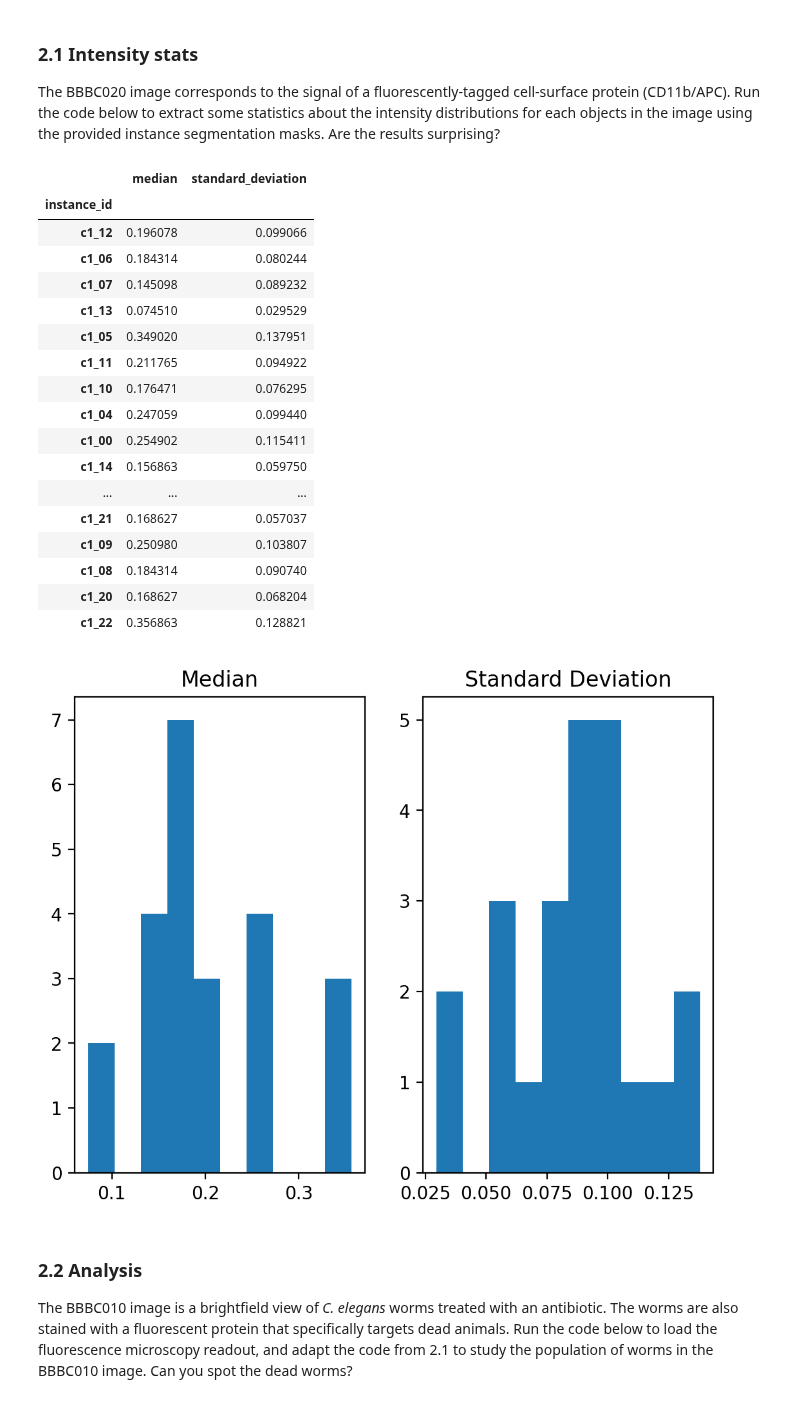
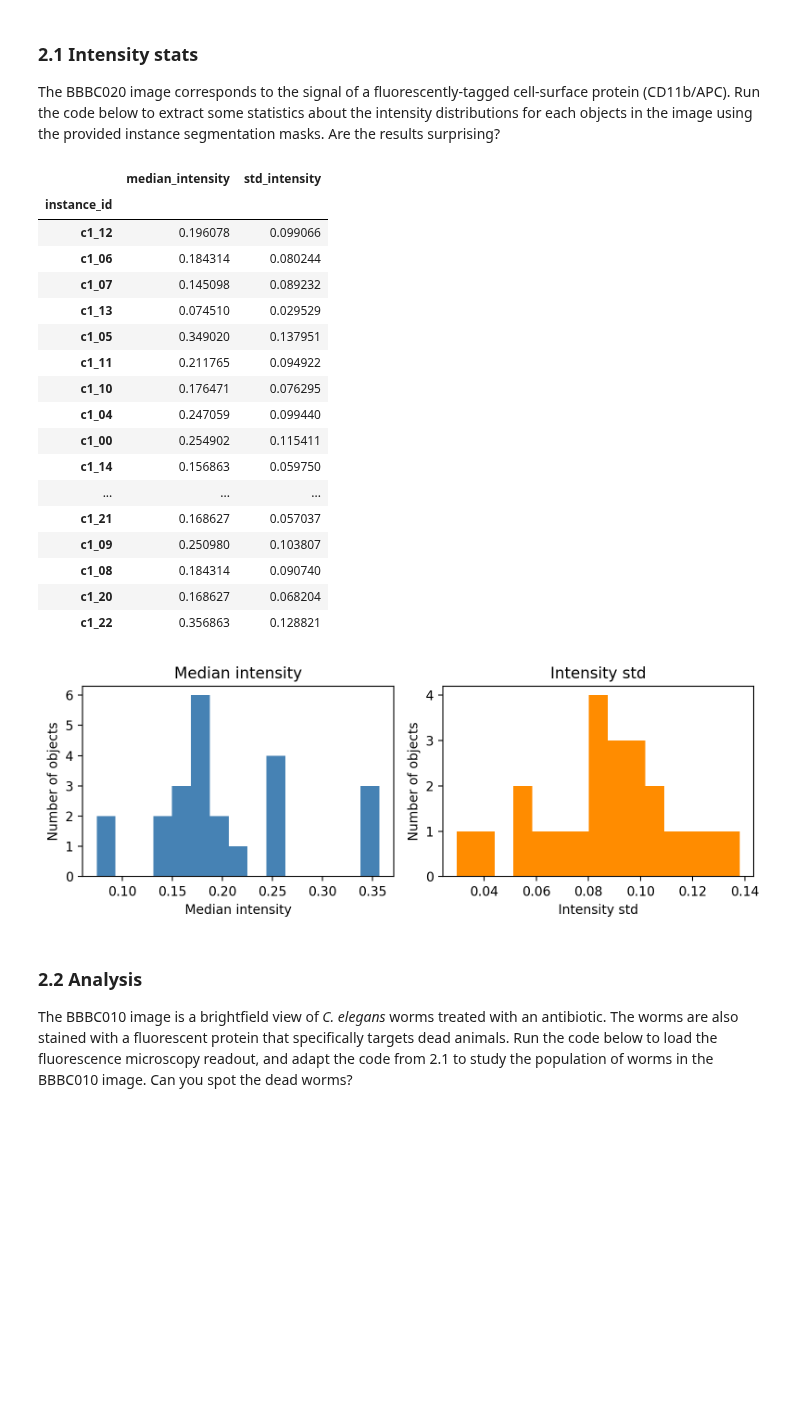
Before and after one commit to uhlmanngroup/imagequantification101, a Jupyter notebook: solutions/[Solution] 3 - Quantification.ipynb, the cells around one changed output. Saved outputs shown, nothing was run; the diff lists cells and outputs as text; code cells hidden in the pictures; blank space fills up the shorter version.

Commit message:
Improving plots and adding some hints on 3 - Quantification

```diff
--- a/solutions/[Solution] 3 - Quantification.ipynb
+++ b/solutions/[Solution] 3 - Quantification.ipynb
@@ -69,24 +70,26 @@ The most direct measurements one can make are those based on pixel values. When
 The BBBC020 image corresponds to the signal of a fluorescently-tagged cell-surface protein (CD11b/APC). Run the code below to extract some statistics about the intensity distributions for each objects in the image using the provided instance segmentation masks. Are the results surprising?
 # %%
 # Extract intensity features
-bbbc020_intensity_feats = { 'instance_id': [],
-                            'median': [],
-                            'standard_deviation': [] }
+bbbc020_intensity_feats = {
+    'instance_id': [],
+    'median_intensity': [],
+    'std_intensity': []
+    }
 
 for idx in bbbc020_instances.keys():
     mask = bbbc020_instances[idx]
+    intensities = bbbc020[mask>0]
 
-    intensities = bbbc020[mask>0]
     bbbc020_intensity_feats['instance_id'].append(idx)
-    bbbc020_intensity_feats['median'].append(np.median(intensities))
-    bbbc020_intensity_feats['standard_deviation'].append(np.std(intensities))
+    bbbc020_intensity_feats['median_intensity'].append(np.median(intensities))
+    bbbc020_intensity_feats['std_intensity'].append(np.std(intensities))
 
 bbbc020_intensity_feats = pd.DataFrame(bbbc020_intensity_feats)
 bbbc020_intensity_feats.set_index('instance_id', inplace = True)
 
 display(bbbc020_intensity_feats)
 # %% [output]
-|  | median | standard_deviation |
+|  | median_intensity | std_intensity |
 | instance_id |  |  |
 | c1_12 | 0.196078 | 0.099066 |
 | c1_06 | 0.184314 | 0.080244 |
@@ -106,19 +109,22 @@ display(bbbc020_intensity_feats)
 | c1_22 | 0.356863 | 0.128821 |
 # %%
 # Visualize the distribution of each feature as an histogram
-fig, axes = plt.subplots(nrows=1, ncols=2)
+fig, axes = plt.subplots(1, 2, figsize=(8, 3))
 
-axes[0].hist(bbbc020_intensity_feats['median'].values)
-# Cells tend to have similar median intensity...
-axes[0].set_title('Median')
+axes[0].hist(bbbc020_intensity_feats['median_intensity'].values, bins=15, color='steelblue')
+axes[0].set_title('Median intensity')
+axes[0].set_xlabel('Median intensity')
+axes[0].set_ylabel('Number of objects')
 
-axes[1].hist(bbbc020_intensity_feats['standard_deviation'].values)
-# ...but there is a lot of different intensity variation patterns!
-axes[1].set_title('Standard Deviation')
+axes[1].hist(bbbc020_intensity_feats['std_intensity'].values, bins=15, color='darkorange')
+axes[1].set_title('Intensity std')
+axes[1].set_xlabel('Intensity std')
+axes[1].set_ylabel('Number of objects')
 
+plt.tight_layout()
 plt.show()
 # %% [output]
-[figure, old version]
+[figure, new version]
 # %% [markdown]
 ### 2.2 Analysis
 
```
Also changed, not shown: parts of 8 cells of this notebook, 1 other file.
